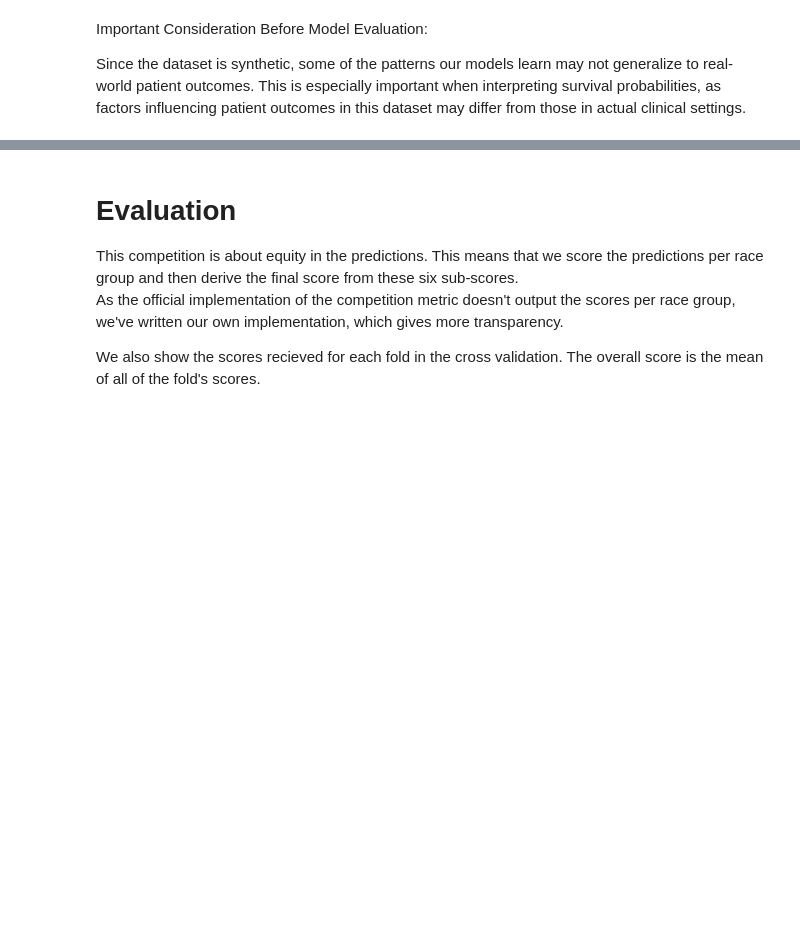
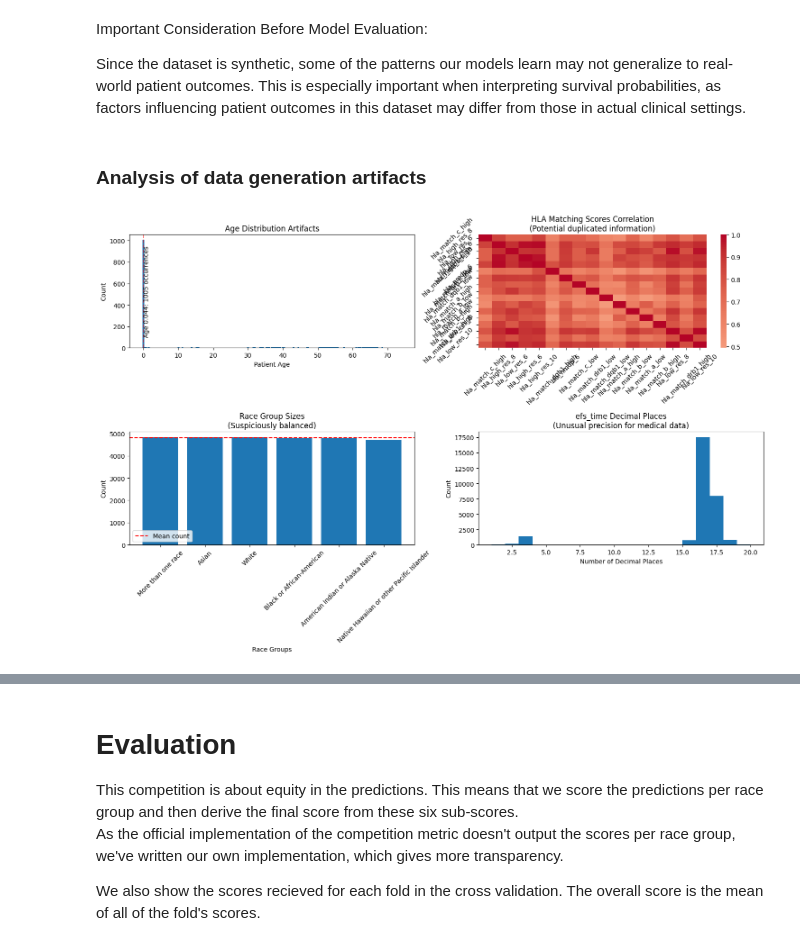
Before and after one commit to galel12/Equity-in-post-HCT-Survival-Predictions, a Jupyter notebook: notebook.ipynb, the cells around one changed output, grey strips where cells are left out. Saved outputs shown, nothing was run; the diff lists cells and outputs as text; code cells hidden in the pictures; blank space fills up the shorter version.

```diff
--- a/notebook.ipynb
+++ b/notebook.ipynb
@@ -456,3 +553,55 @@ plt.show()
 Important Consideration Before Model Evaluation:
 
 Since the dataset is synthetic, some of the patterns our models learn may not generalize to real-world patient outcomes. This is especially important when interpreting survival probabilities, as factors influencing patient outcomes in this dataset may differ from those in actual clinical settings.
+# %% [markdown]
+### Analysis of data generation artifacts
+# %%
+# Analysis of data generation artifacts
+
+plt.figure(figsize=(15, 10))
+
+# 1. Age distribution analysis
+plt.subplot(2, 2, 1)
+age_counts = pd.Series(train.age_at_hct.round(3).value_counts().sort_index())
+plt.bar(age_counts.index, age_counts.values, width=0.5)
+plt.title('Age Distribution Artifacts')
+plt.xlabel('Patient Age')
+plt.ylabel('Count')
+# Highlight the suspicious spike at age 0.044
+plt.axvline(x=0.044, color='red', linestyle='--', alpha=0.5)
+plt.text(0.044, plt.ylim()[1]*0.9,
+         f'Age 0.044: {train.age_at_hct.value_counts().get(0.044, 0)} occurrences',
+         rotation=90, verticalalignment='top')
+
+# 2. Correlation matrix of HLA matching scores
+plt.subplot(2, 2, 2)
+hla_cols = [col for col in train.columns if 'hla' in col]
+hla_corr = train[hla_cols].corr()
+sns.heatmap(hla_corr, cmap='coolwarm', center=0)
+plt.title('HLA Matching Scores Correlation\n(Potential duplicated information)')
+plt.xticks(rotation=45)
+plt.yticks(rotation=45)
+
+# 3. Race group size equality
+plt.subplot(2, 2, 3)
+race_counts = train.race_group.value_counts()
+plt.bar(range(len(race_counts)), race_counts.values)
+plt.axhline(y=race_counts.mean(), color='red', linestyle='--', label='Mean count')
+plt.title('Race Group Sizes\n(Suspiciously balanced)')
+plt.xlabel('Race Groups')
+plt.ylabel('Count')
+plt.xticks(range(len(race_counts)), race_counts.index, rotation=45)
+plt.legend()
+
+# 4. efs_time precision analysis
+plt.subplot(2, 2, 4)
+decimal_places = (train.efs_time % 1).apply(lambda x: len(str(x).split('.')[-1]))
+plt.hist(decimal_places, bins=range(min(decimal_places), max(decimal_places) + 2, 1))
+plt.title('efs_time Decimal Places\n(Unusual precision for medical data)')
+plt.xlabel('Number of Decimal Places')
+plt.ylabel('Count')
+
+plt.tight_layout()
+plt.show()
+# %% [output]
+[figure, added]
```
Also changed, not shown: parts of 28 cells of this notebook.
